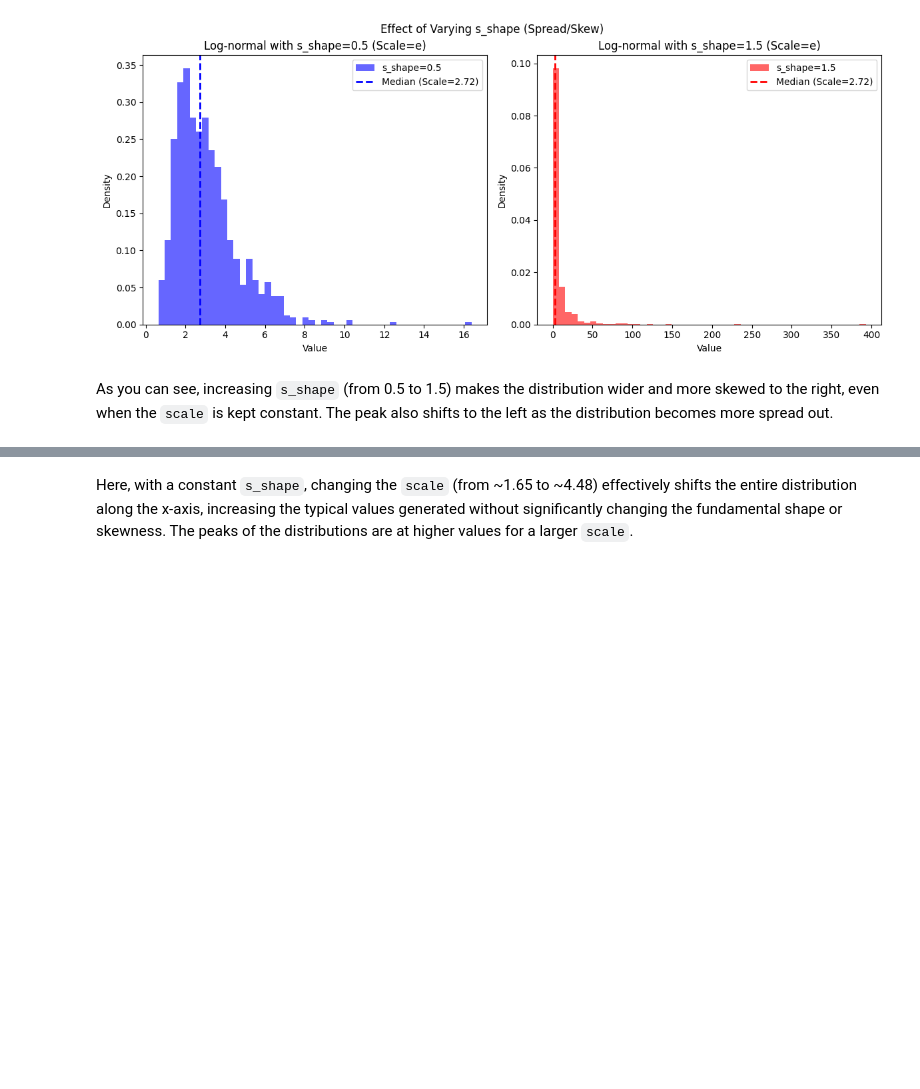
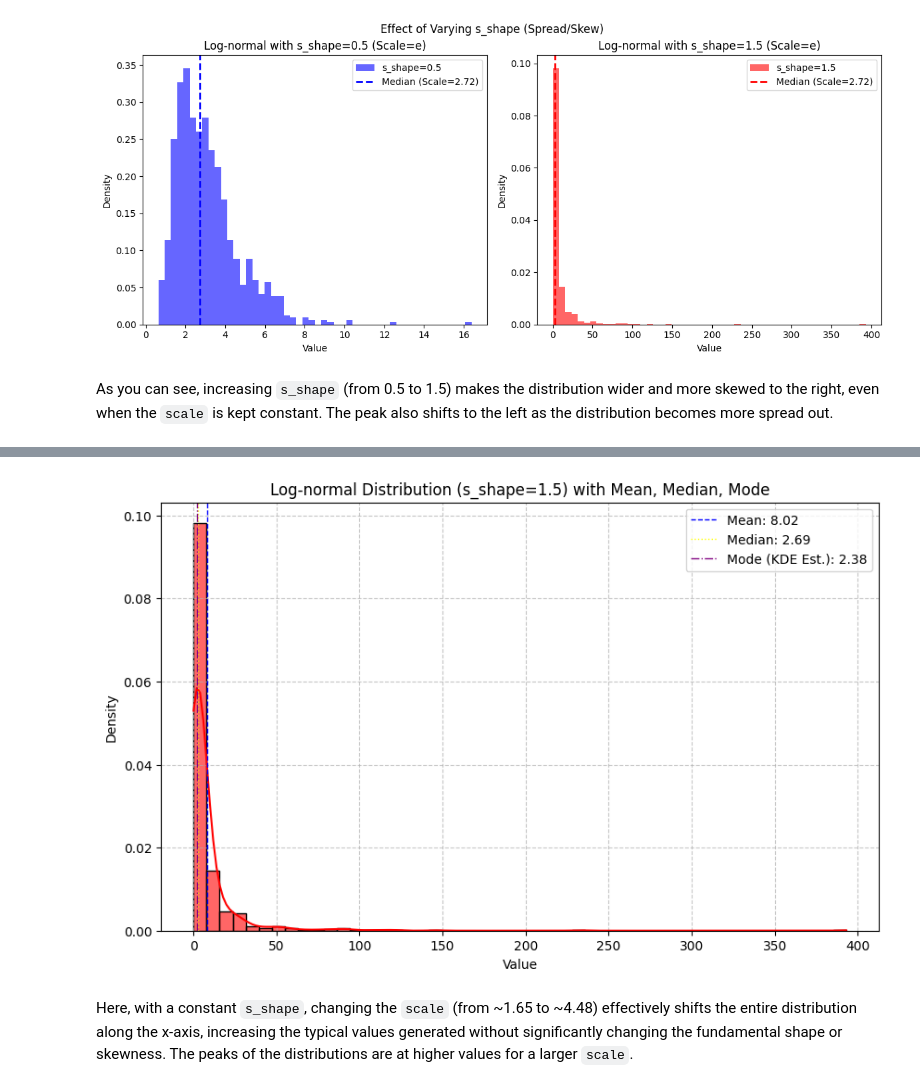
Before and after one commit to shridhar2k9/AI-ML, a Jupyter notebook: Untitled4.ipynb, the cells around one changed output, grey strips where cells are left out. Cells and saved outputs as stored; diff of their text form; code cells hidden in the pictures; blank space fills up the shorter version.

```diff
--- a/Untitled4.ipynb
+++ b/Untitled4.ipynb
@@ -525,2 +525,41 @@ plt.show()
+# %%
+from scipy.stats import lognorm
+from scipy.stats import gaussian_kde
+import numpy as np
+import matplotlib.pyplot as plt
+import seaborn as sns
+
+# Reuse data_high_s from previous execution (s_shape=1.5, scale=np.exp(1))
+# If this cell is run independently, re-generate data:
+# s_shape_val = 1.5
+# scale_val = np.exp(1)
+# data_high_s = lognorm.rvs(s=s_shape_val, loc=0, scale=scale_val, size=1000)
+
+# Calculate Mean, Median, and Mode
+mean_val = np.mean(data_high_s)
+median_val = np.median(data_high_s)
+
+# Estimate mode using KDE for continuous data
+kde = gaussian_kde(data_high_s)
+x_vals = np.linspace(min(data_high_s), max(data_high_s), 500)
+mode_idx = np.argmax(kde(x_vals))
+mode_val = x_vals[mode_idx]
+
+plt.figure(figsize=(10, 6))
+sns.histplot(data_high_s, bins=50, kde=True, color='red', alpha=0.6, stat='density')
+
+# Add vertical lines for Mean, Median, Mode
+plt.axvline(mean_val, color='blue', linestyle='dashed', linewidth=1, label=f'Mean: {mean_val:.2f}')
+plt.axvline(median_val, color='yellow', linestyle='dotted', linewidth=1, label=f'Median: {median_val:.2f}')
+plt.axvline(mode_val, color='purple', linestyle='dashdot', linewidth=1, label=f'Mode (KDE Est.): {mode_val:.2f}')
+
+plt.title('Log-normal Distribution (s_shape=1.5) with Mean, Median, Mode')
+plt.xlabel('Value')
+plt.ylabel('Density')
+plt.legend()
+plt.grid(True, linestyle='--', alpha=0.7)
+plt.show()
+# %% [output]
+[figure, added]
 # %% [markdown]
 Here, with a constant `s_shape`, changing the `scale` (from ~1.65 to ~4.48) effectively shifts the entire distribution along the x-axis, increasing the typical values generated without significantly changing the fundamental shape or skewness. The peaks of the distributions are at higher values for a larger `scale`.
```
Also changed, not shown: parts of 13 cells of this notebook.
